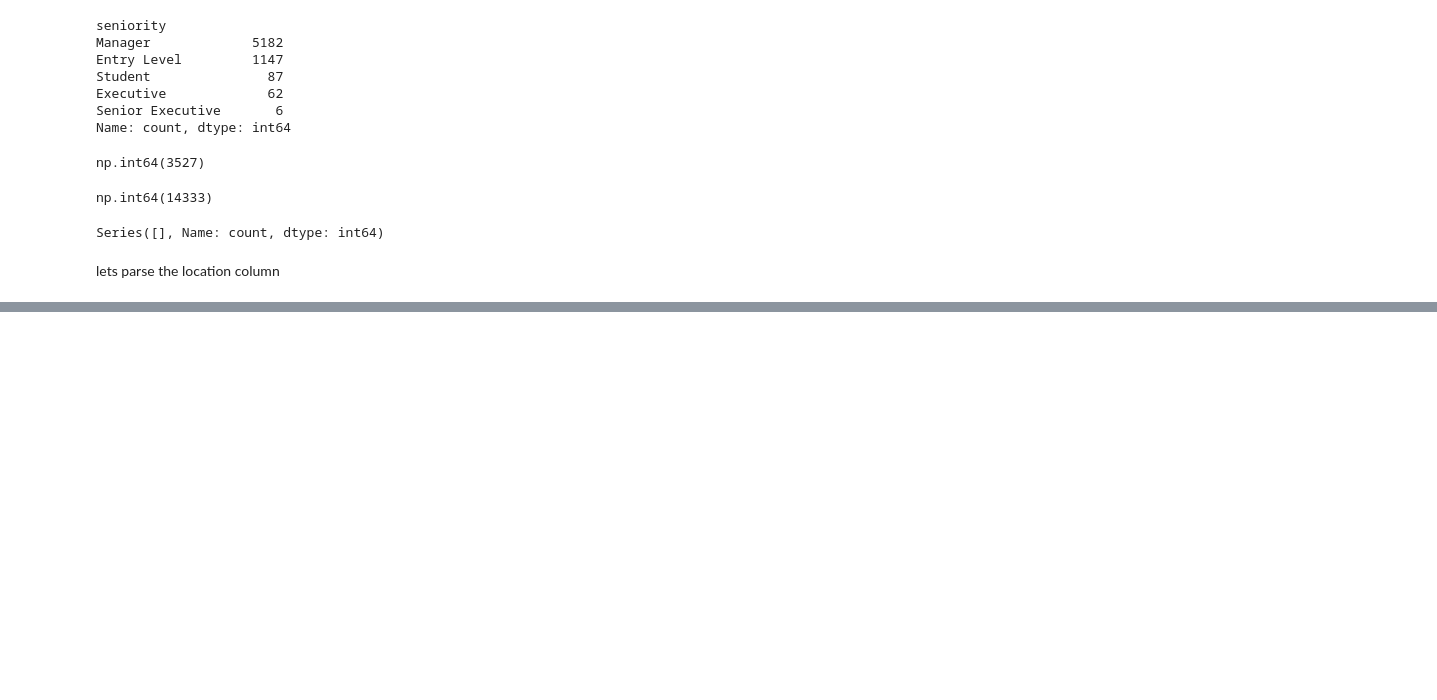
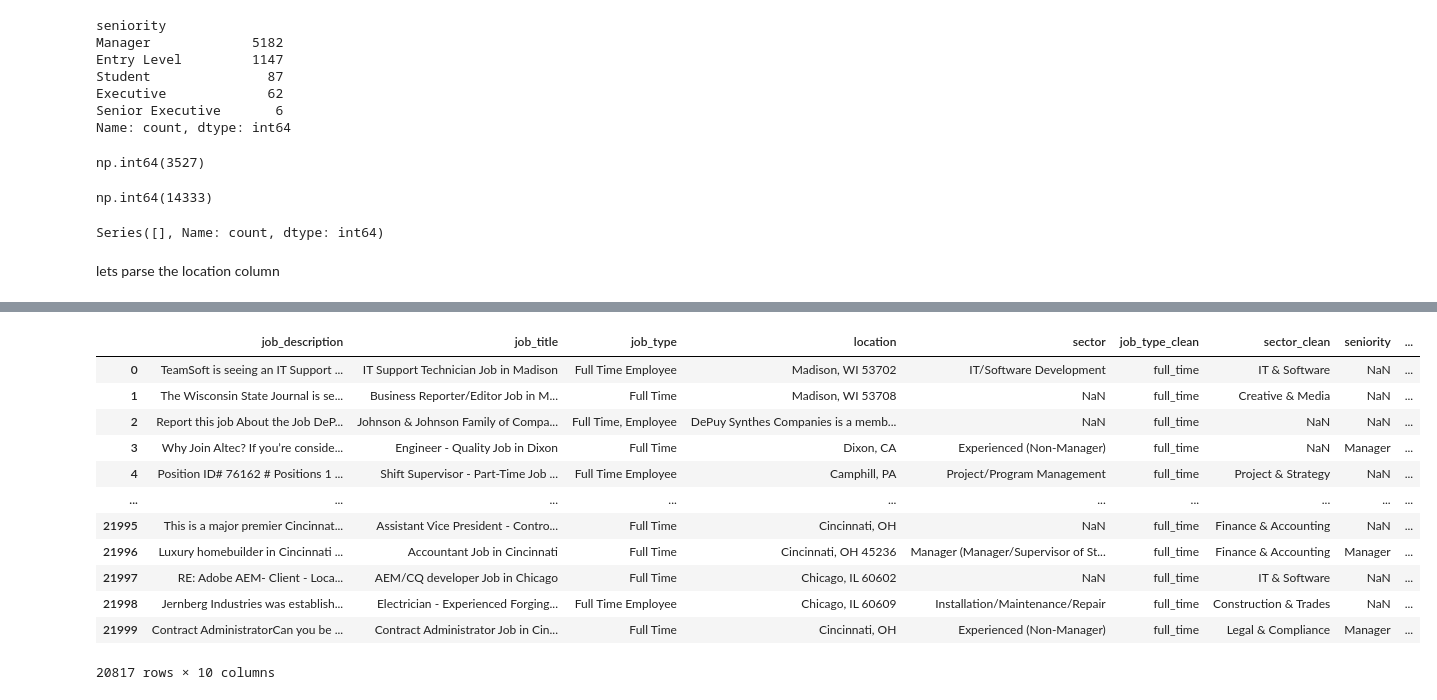
Before and after one commit to 3wn00/job_cleaning, a Jupyter notebook: notebooks/clean.ipynb, the cells around one changed output, grey strips where cells are left out. Saved outputs shown, nothing was run; the diff lists cells and outputs as text; code cells hidden in the pictures; blank space fills up the shorter version.

```diff
--- a/notebooks/clean.ipynb
+++ b/notebooks/clean.ipynb
@@ -605,0 +622,16 @@ TypeError: isna() missing 1 required positional argument: 'obj'
+# %%
+df
+# %% [output]
+|  | job_description | job_title | job_type | location | sector | job_type_clean | sector_clean | seniority | ... |
+| 0 | TeamSoft is seeing an IT Support ... | IT Support Technician Job in Madison | Full Time Employee | Madison, WI 53702 | IT/Software Development | full_time | IT & Software | NaN | ... |
+| 1 | The Wisconsin State Journal is se... | Business Reporter/Editor Job in M... | Full Time | Madison, WI 53708 | NaN | full_time | Creative & Media | NaN | ... |
+| 2 | Report this job About the Job DeP... | Johnson & Johnson Family of Compa... | Full Time, Employee | DePuy Synthes Companies is a memb... | NaN | full_time | NaN | NaN | ... |
+| 3 | Why Join Altec? If you’re conside... | Engineer - Quality Job in Dixon | Full Time | Dixon, CA | Experienced (Non-Manager) | full_time | NaN | Manager | ... |
+| 4 | Position ID# 76162 # Positions 1 ... | Shift Supervisor - Part-Time Job ... | Full Time Employee | Camphill, PA | Project/Program Management | full_time | Project & Strategy | NaN | ... |
+| ... | ... | ... | ... | ... | ... | ... | ... | ... | ... |
+| 21995 | This is a major premier Cincinnat... | Assistant Vice President - Contro... | Full Time | Cincinnati, OH | NaN | full_time | Finance & Accounting | NaN | ... |
+| 21996 | Luxury homebuilder in Cincinnati ... | Accountant Job in Cincinnati | Full Time | Cincinnati, OH 45236 | Manager (Manager/Supervisor of St... | full_time | Finance & Accounting | Manager | ... |
+| 21997 | RE: Adobe AEM- Client - Loca... | AEM/CQ developer Job in Chicago | Full Time | Chicago, IL 60602 | NaN | full_time | IT & Software | NaN | ... |
+| 21998 | Jernberg Industries was establish... | Electrician - Experienced Forging... | Full Time Employee | Chicago, IL 60609 | Installation/Maintenance/Repair | full_time | Construction & Trades | NaN | ... |
+| 21999 | Contract AdministratorCan you be ... | Contract Administrator Job in Cin... | Full Time | Cincinnati, OH | Experienced (Non-Manager) | full_time | Legal & Compliance | Manager | ... |
+20817 rows × 10 columns
```
Also changed, not shown: parts of 1 cell of this notebook.
